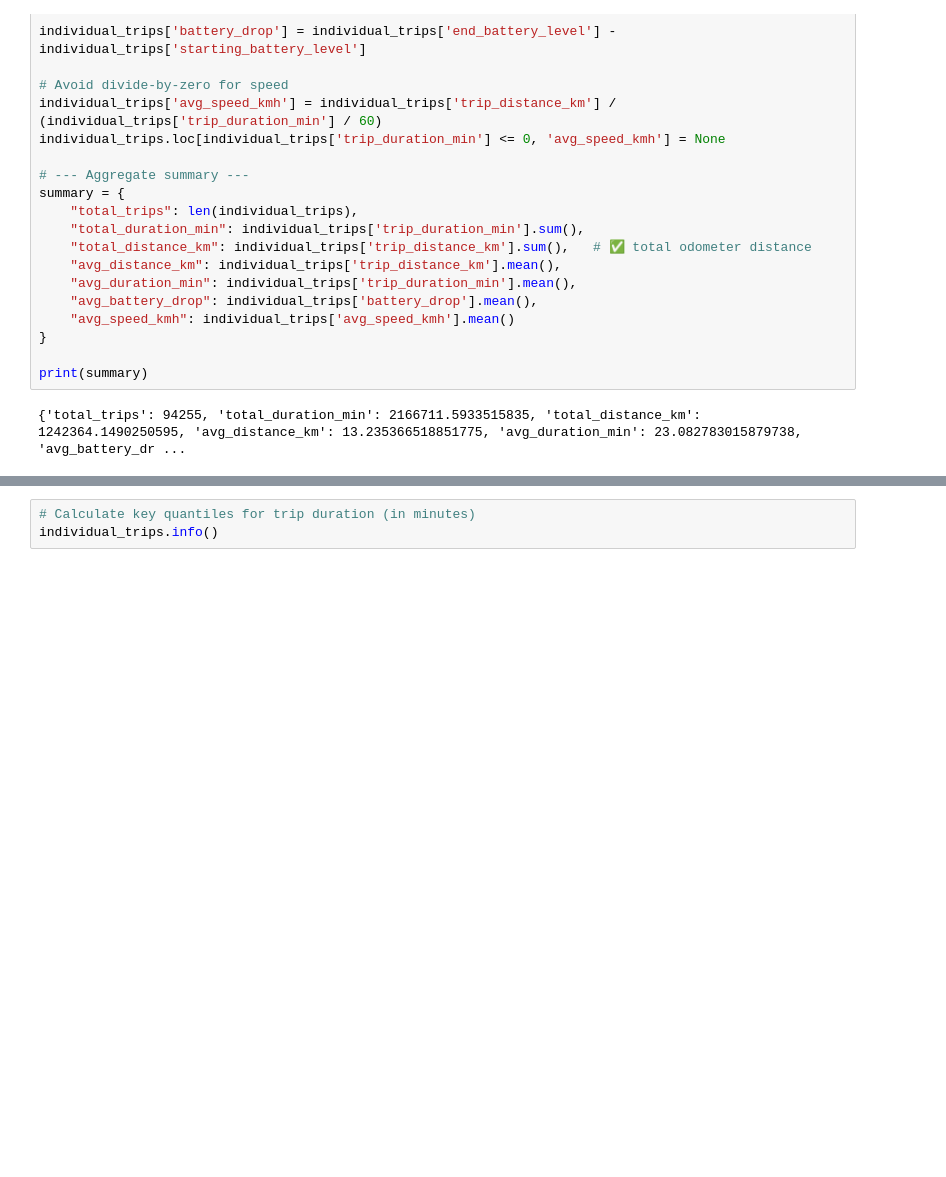
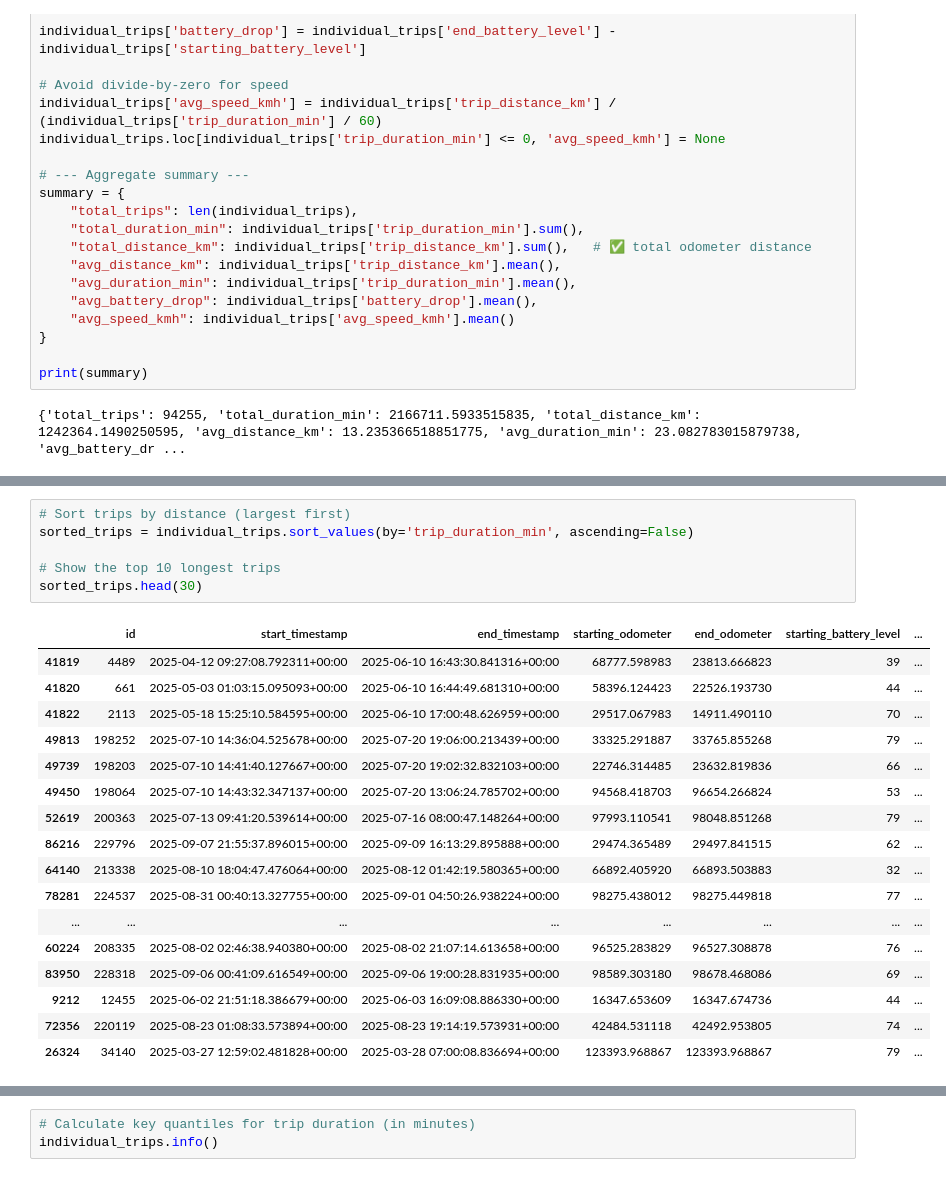
Before and after one commit to ZEVA-Global-Inc/ZEVA_data_storytelling, a Jupyter notebook: zeva_storytelling.ipynb, the cells around one changed output, grey strips where cells are left out. Cells and saved outputs as stored; diff of their text form; blank space fills up the shorter version.

```diff
--- a/zeva_storytelling.ipynb
+++ b/zeva_storytelling.ipynb
@@ -788,0 +854,24 @@ num_trips_over_0.5km: 72562
+# %%
+# Sort trips by distance (largest first)
+sorted_trips = individual_trips.sort_values(by='trip_duration_min', ascending=False)
+
+# Show the top 10 longest trips
+sorted_trips.head(30)
+# %% [output]
+|  | id | start_timestamp | end_timestamp | starting_odometer | end_odometer | starting_battery_level | ... |
+| 41819 | 4489 | 2025-04-12 09:27:08.792311+00:00 | 2025-06-10 16:43:30.841316+00:00 | 68777.598983 | 23813.666823 | 39 | ... |
+| 41820 | 661 | 2025-05-03 01:03:15.095093+00:00 | 2025-06-10 16:44:49.681310+00:00 | 58396.124423 | 22526.193730 | 44 | ... |
+| 41822 | 2113 | 2025-05-18 15:25:10.584595+00:00 | 2025-06-10 17:00:48.626959+00:00 | 29517.067983 | 14911.490110 | 70 | ... |
+| 49813 | 198252 | 2025-07-10 14:36:04.525678+00:00 | 2025-07-20 19:06:00.213439+00:00 | 33325.291887 | 33765.855268 | 79 | ... |
+| 49739 | 198203 | 2025-07-10 14:41:40.127667+00:00 | 2025-07-20 19:02:32.832103+00:00 | 22746.314485 | 23632.819836 | 66 | ... |
+| 49450 | 198064 | 2025-07-10 14:43:32.347137+00:00 | 2025-07-20 13:06:24.785702+00:00 | 94568.418703 | 96654.266824 | 53 | ... |
+| 52619 | 200363 | 2025-07-13 09:41:20.539614+00:00 | 2025-07-16 08:00:47.148264+00:00 | 97993.110541 | 98048.851268 | 79 | ... |
+| 86216 | 229796 | 2025-09-07 21:55:37.896015+00:00 | 2025-09-09 16:13:29.895888+00:00 | 29474.365489 | 29497.841515 | 62 | ... |
+| 64140 | 213338 | 2025-08-10 18:04:47.476064+00:00 | 2025-08-12 01:42:19.580365+00:00 | 66892.405920 | 66893.503883 | 32 | ... |
+| 78281 | 224537 | 2025-08-31 00:40:13.327755+00:00 | 2025-09-01 04:50:26.938224+00:00 | 98275.438012 | 98275.449818 | 77 | ... |
+| ... | ... | ... | ... | ... | ... | ... | ... |
+| 60224 | 208335 | 2025-08-02 02:46:38.940380+00:00 | 2025-08-02 21:07:14.613658+00:00 | 96525.283829 | 96527.308878 | 76 | ... |
+| 83950 | 228318 | 2025-09-06 00:41:09.616549+00:00 | 2025-09-06 19:00:28.831935+00:00 | 98589.303180 | 98678.468086 | 69 | ... |
+| 9212 | 12455 | 2025-06-02 21:51:18.386679+00:00 | 2025-06-03 16:09:08.886330+00:00 | 16347.653609 | 16347.674736 | 44 | ... |
+| 72356 | 220119 | 2025-08-23 01:08:33.573894+00:00 | 2025-08-23 19:14:19.573931+00:00 | 42484.531118 | 42492.953805 | 74 | ... |
+| 26324 | 34140 | 2025-03-27 12:59:02.481828+00:00 | 2025-03-28 07:00:08.836694+00:00 | 123393.968867 | 123393.968867 | 79 | ... |
```
Also changed, not shown: parts of 3 cells of this notebook.
